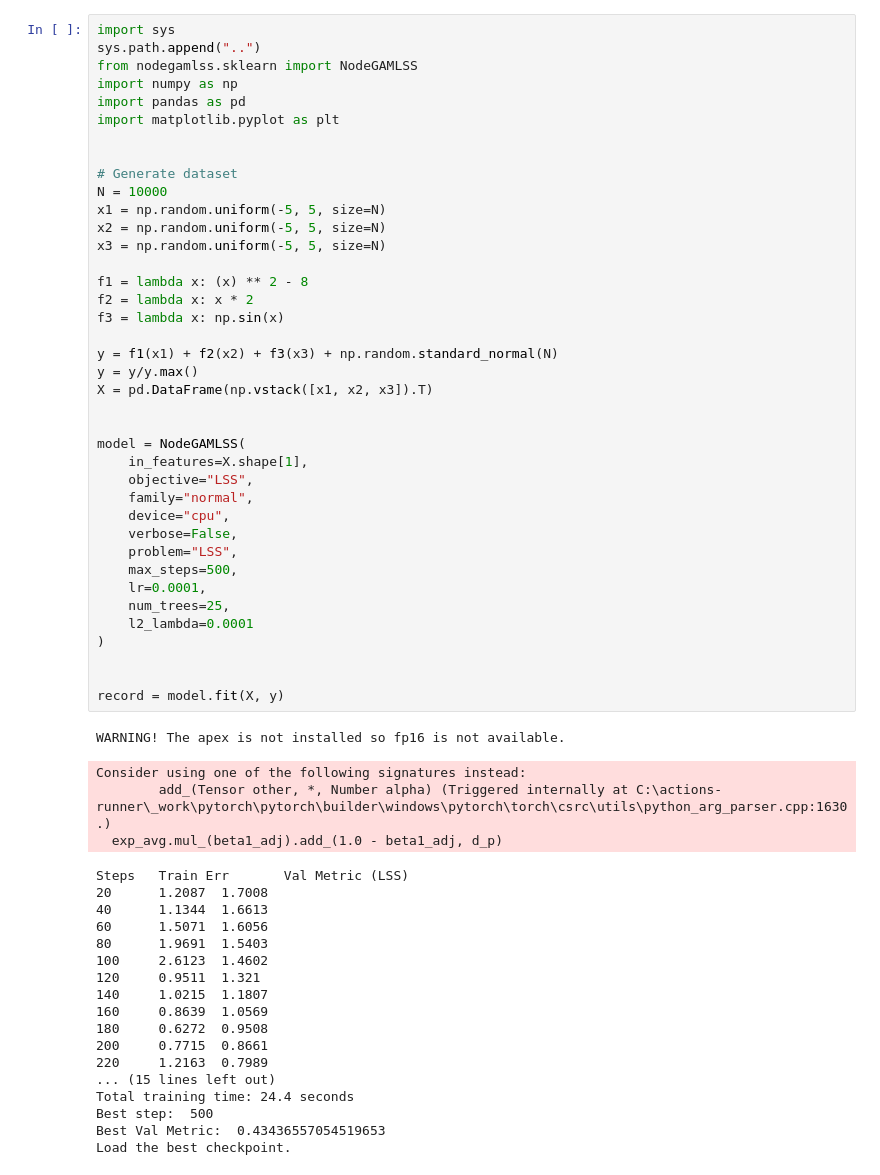
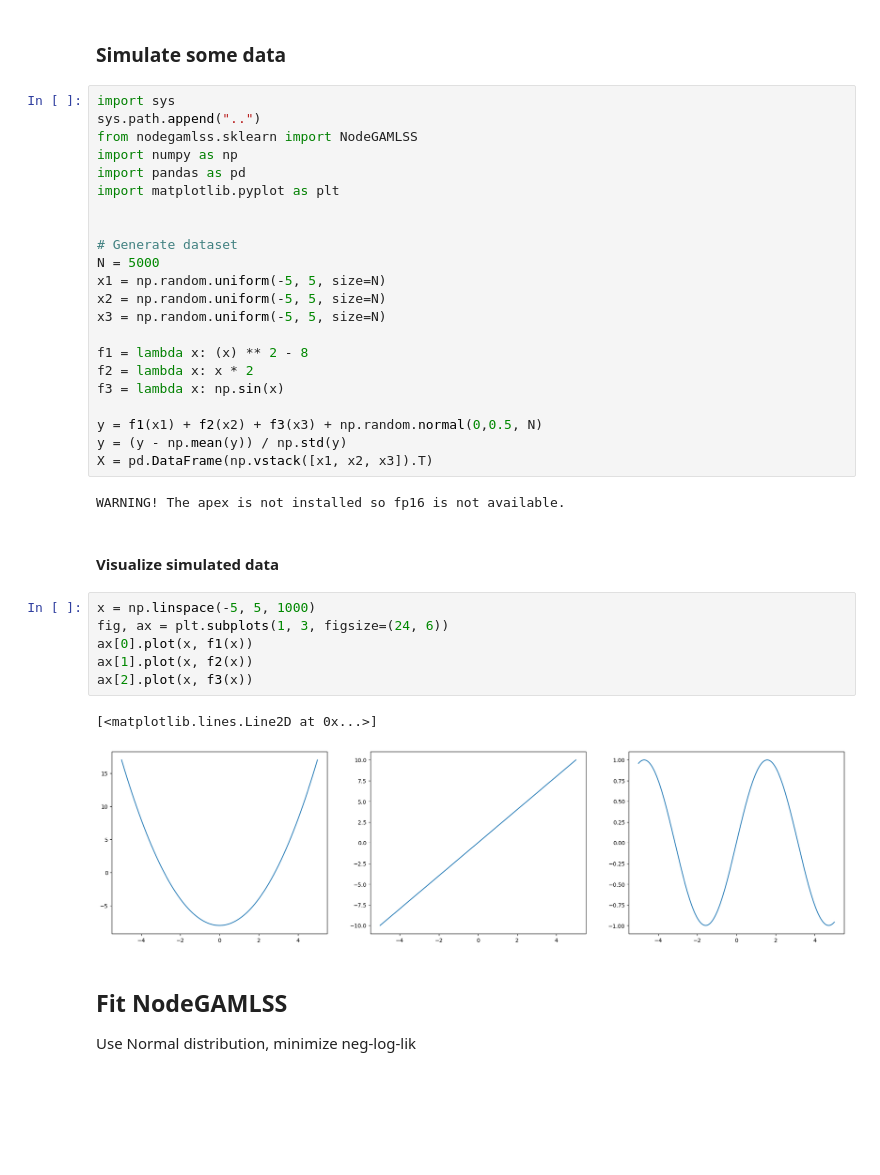
Before and after one commit to AnFreTh/NodeGAMLSS, a Jupyter notebook: notebooks/lss.ipynb, the cells around one changed output. Saved outputs shown, nothing was run; the diff lists cells and outputs as text; blank space fills up the shorter version.

```diff
--- a/notebooks/lss.ipynb
+++ b/notebooks/lss.ipynb
@@ -1,3 +1,5 @@
+# %% [markdown]
+### Simulate some data
 # %%
 import sys
 sys.path.append("..")
@@ -8,7 +10,7 @@ import matplotlib.pyplot as plt
 
 
 # Generate dataset
-N = 10000
+N = 5000
 x1 = np.random.uniform(-5, 5, size=N)
 x2 = np.random.uniform(-5, 5, size=N)
 x3 = np.random.uniform(-5, 5, size=N)
@@ -17,45 +19,22 @@ f1 = lambda x: (x) ** 2 - 8
 f2 = lambda x: x * 2
 f3 = lambda x: np.sin(x)
 
-y = f1(x1) + f2(x2) + f3(x3) + np.random.standard_normal(N)
-y = y/y.max()
+y = f1(x1) + f2(x2) + f3(x3) + np.random.normal(0,0.5, N)
+y = (y - np.mean(y)) / np.std(y)
 X = pd.DataFrame(np.vstack([x1, x2, x3]).T)
-
-
-model = NodeGAMLSS(
-    in_features=X.shape[1],
-    objective="LSS",
-    family="normal",
-    device="cpu",
-    verbose=False,
-    problem="LSS",
-    max_steps=500,
-    lr=0.0001,
-    num_trees=25,
-    l2_lambda=0.0001
-)
-
-
-record = model.fit(X, y)
 # %% [output]
 WARNING! The apex is not installed so fp16 is not available.
-Consider using one of the following signatures instead:
-        add_(Tensor other, *, Number alpha) (Triggered internally at C:\actions-runner\_work\pytorch\pytorch\builder\windows\pytorch\torch\csrc\utils\python_arg_parser.cpp:1630.)
-  exp_avg.mul_(beta1_adj).add_(1.0 - beta1_adj, d_p)
-Steps   Train Err       Val Metric (LSS)
-20      1.2087  1.7008
-40      1.1344  1.6613
-60      1.5071  1.6056
-80      1.9691  1.5403
-100     2.6123  1.4602
-120     0.9511  1.321
-140     1.0215  1.1807
-160     0.8639  1.0569
-180     0.6272  0.9508
-200     0.7715  0.8661
-220     1.2163  0.7989
-... (15 lines left out)
-Total training time: 24.4 seconds
-Best step:  500
-Best Val Metric:  0.43436557054519653
-Load the best checkpoint.
+# %% [markdown]
+#### Visualize simulated data
+# %%
+x = np.linspace(-5, 5, 1000)
+fig, ax = plt.subplots(1, 3, figsize=(24, 6))
+ax[0].plot(x, f1(x))
+ax[1].plot(x, f2(x))
+ax[2].plot(x, f3(x))
+# %% [output]
+[<matplotlib.lines.Line2D at 0x...>]
+[figure, added]
+# %% [markdown]
+## Fit NodeGAMLSS
+Use Normal distribution, minimize neg-log-lik
```
Also changed, not shown: parts of 9 cells of this notebook, 2 other files.
